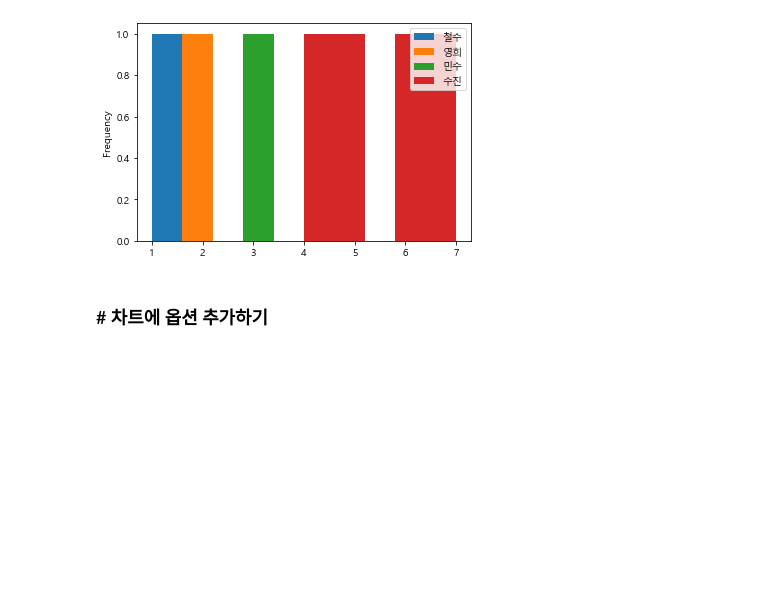
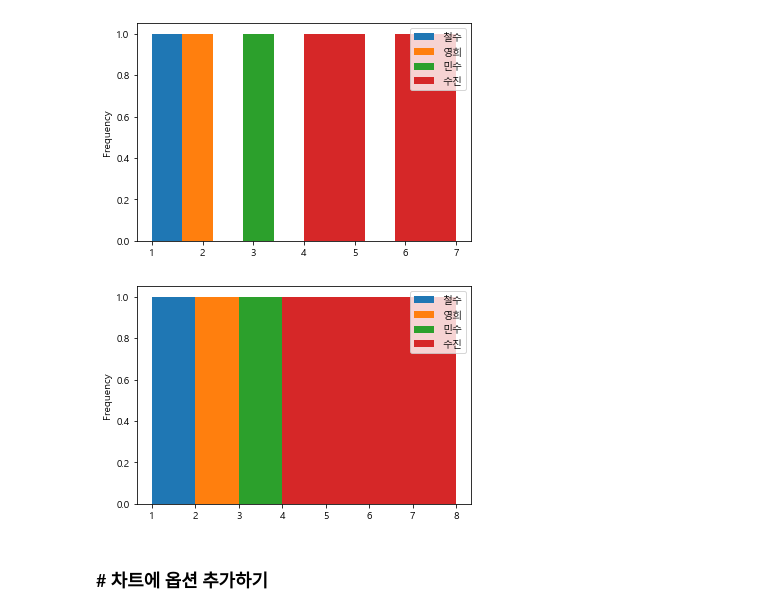
Before and after one commit to ParkYongJun03/StudyPython_2022_intermediate, a Jupyter notebook: DataAnalysis/[실습]Ch01.마케팅 데이터 분석.ipynb, the cells around one changed output. Cells and saved outputs as stored; diff of their text form; code cells hidden in the pictures; blank space fills up the shorter version.

```diff
--- a/DataAnalysis/[실습]Ch01.마케팅 데이터 분석.ipynb
+++ b/DataAnalysis/[실습]Ch01.마케팅 데이터 분석.ipynb
@@ -238,3 +236,9 @@ plt.show()
+# %%
+# 히스토그램 구간설정
+df.plot.hist(bins=range(1, 9, 1))
+plt.show()
+# %% [output]
+[figure, added]
 # %% [markdown]
 ### # 차트에 옵션 추가하기
 # %%
```
Also changed, not shown: parts of 1 cell of this notebook, 4 other files.
